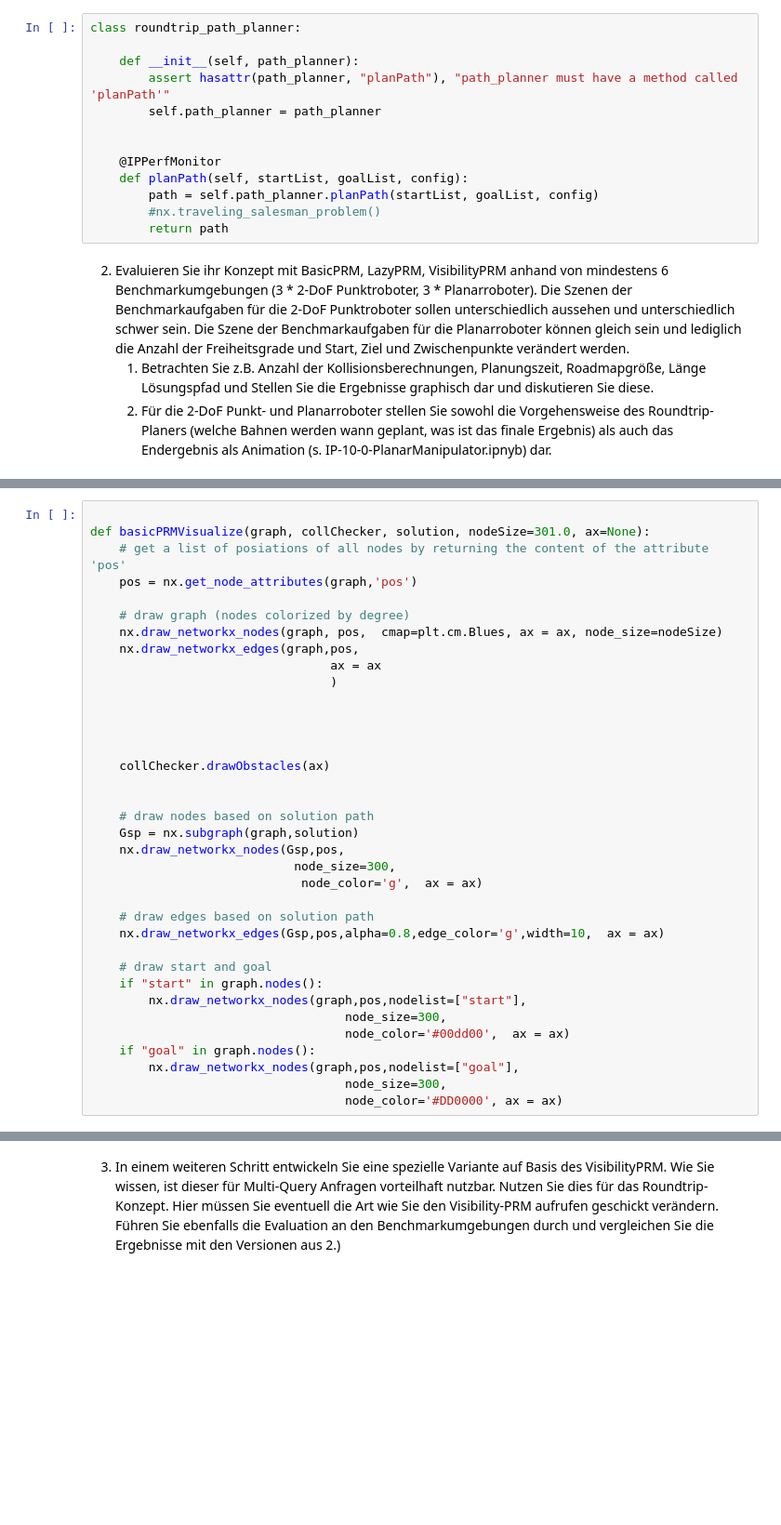
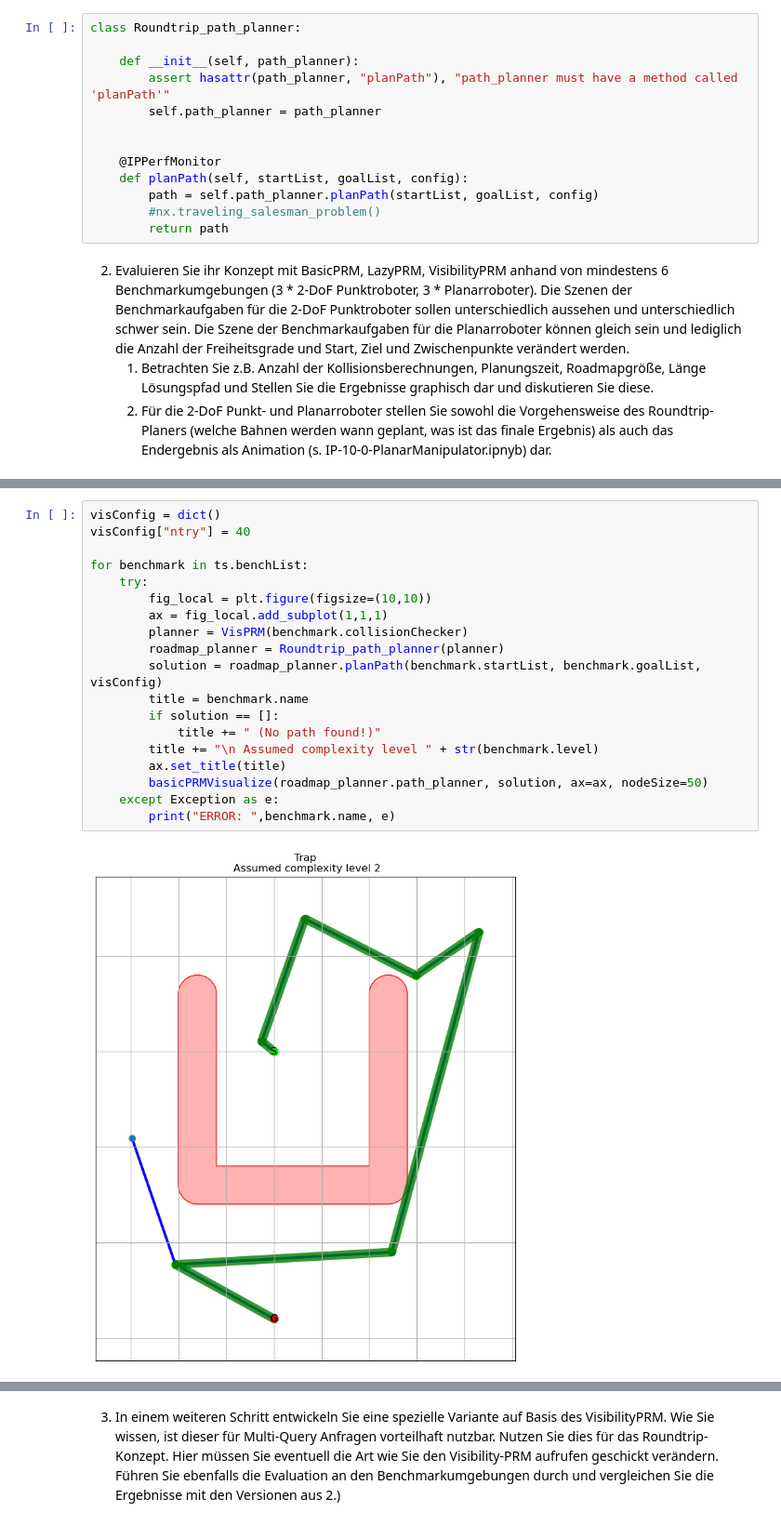
Before and after one commit to JoArrow/intro-path-planning, a Jupyter notebook: notebooks/final_task_roundtrip/Project-Roundtrip-Path.ipynb, the cells around one changed output, grey strips where cells are left out. Shown at 93% size. Cells and saved outputs as stored; diff of their text form; blank space fills up the shorter version.

Commit message:
Add first visualization

```diff
--- a/notebooks/final_task_roundtrip/Project-Roundtrip-Path.ipynb
+++ b/notebooks/final_task_roundtrip/Project-Roundtrip-Path.ipynb
@@ -14,7 +14,7 @@ Implementieren Sie einen Roundtrip-Path Planer
 import networkx as nx
 from IPPerfMonitor import IPPerfMonitor
 # %%
-class roundtrip_path_planner:
+class Roundtrip_path_planner:
 
     def __init__(self, path_planner):
         assert hasattr(path_planner, "planPath"), "path_planner must have a method called 'planPath'"
@@ -41,36 +43,21 @@ ImportError: cannot import name 'basicPRMVisualize' from 'IPBasicPRM' (/home/amo
 # %%
+visConfig = dict()
+visConfig["ntry"] = 40
 
-def basicPRMVisualize(graph, collChecker, solution, nodeSize=301.0, ax=None):
-    # get a list of posiations of all nodes by returning the content of the attribute 'pos'
-    pos = nx.get_node_attributes(graph,'pos')
-
-    # draw graph (nodes colorized by degree)
-    nx.draw_networkx_nodes(graph, pos,  cmap=plt.cm.Blues, ax = ax, node_size=nodeSize)
-    nx.draw_networkx_edges(graph,pos,
-                                 ax = ax
-                                 )
-
-
-
-
-    collChecker.drawObstacles(ax)
-
-
-    # draw nodes based on solution path
-    Gsp = nx.subgraph(graph,solution)
-    nx.draw_networkx_nodes(Gsp,pos,
-                            node_size=300,
-                             node_color='g',  ax = ax)
-
-    # draw edges based on solution path
-    nx.draw_networkx_edges(Gsp,pos,alpha=0.8,edge_color='g',width=10,  ax = ax)
-
-    # draw start and goal
-    if "start" in graph.nodes():
-        nx.draw_networkx_nodes(graph,pos,nodelist=["start"],
-                                   node_size=300,
-                                   node_color='#00dd00',  ax = ax)
-    if "goal" in graph.nodes():
-        nx.draw_networkx_nodes(graph,pos,nodelist=["goal"],
-                                   node_size=300,
-                                   node_color='#DD0000', ax = ax)
+for benchmark in ts.benchList:
+    try:
+        fig_local = plt.figure(figsize=(10,10))
+        ax = fig_local.add_subplot(1,1,1)
+        planner = VisPRM(benchmark.collisionChecker)
+        roadmap_planner = Roundtrip_path_planner(planner)
+        solution = roadmap_planner.planPath(benchmark.startList, benchmark.goalList, visConfig)
+        title = benchmark.name
+        if solution == []:
+            title += " (No path found!)"
+        title += "\n Assumed complexity level " + str(benchmark.level)
+        ax.set_title(title)
+        basicPRMVisualize(roadmap_planner.path_planner, solution, ax=ax, nodeSize=50)
+    except Exception as e:
+        print("ERROR: ",benchmark.name, e)
+# %% [output]
+[figure, added]
```
Also changed, not shown: parts of 4 cells of this notebook, 1 other file.
